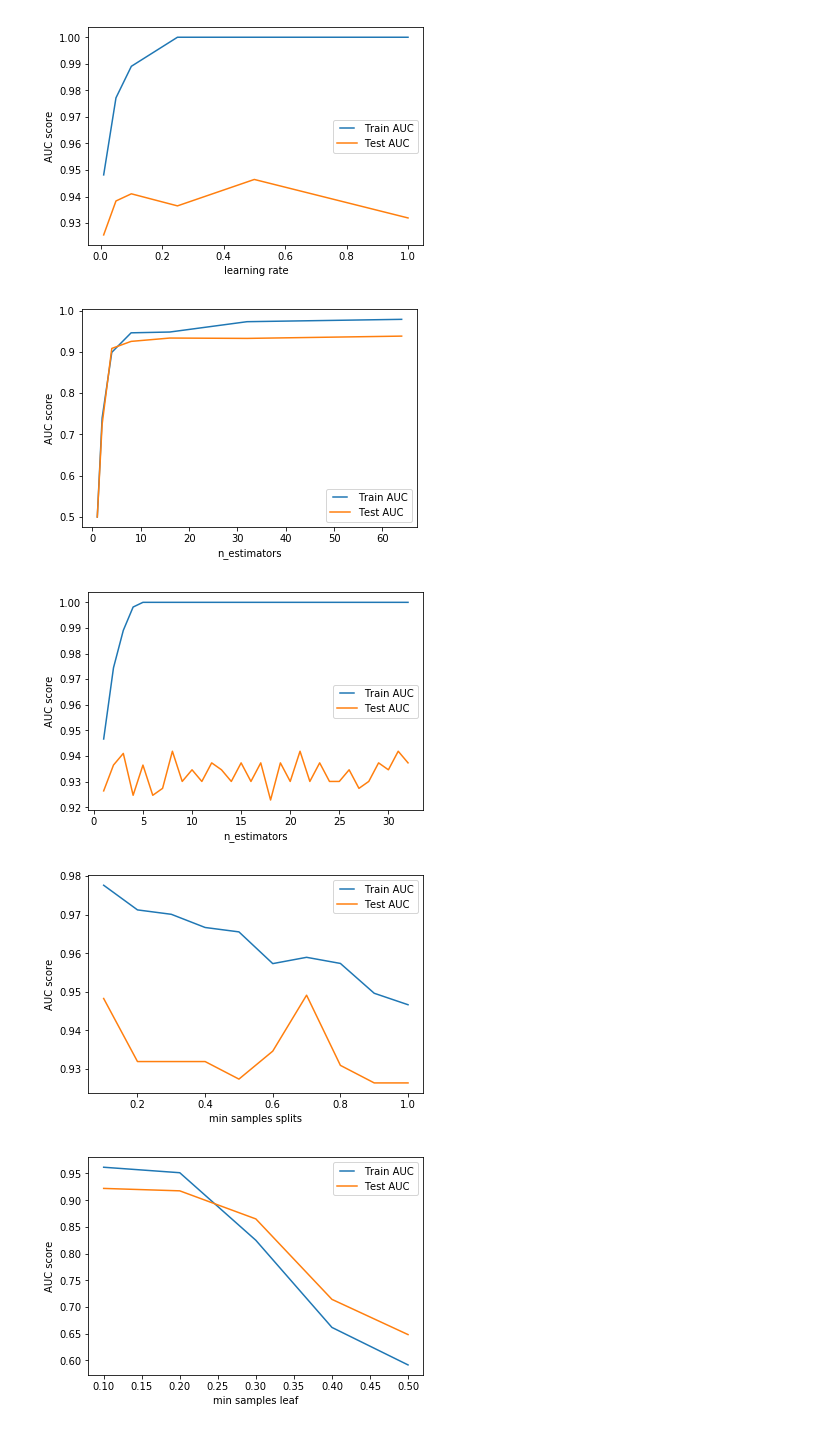
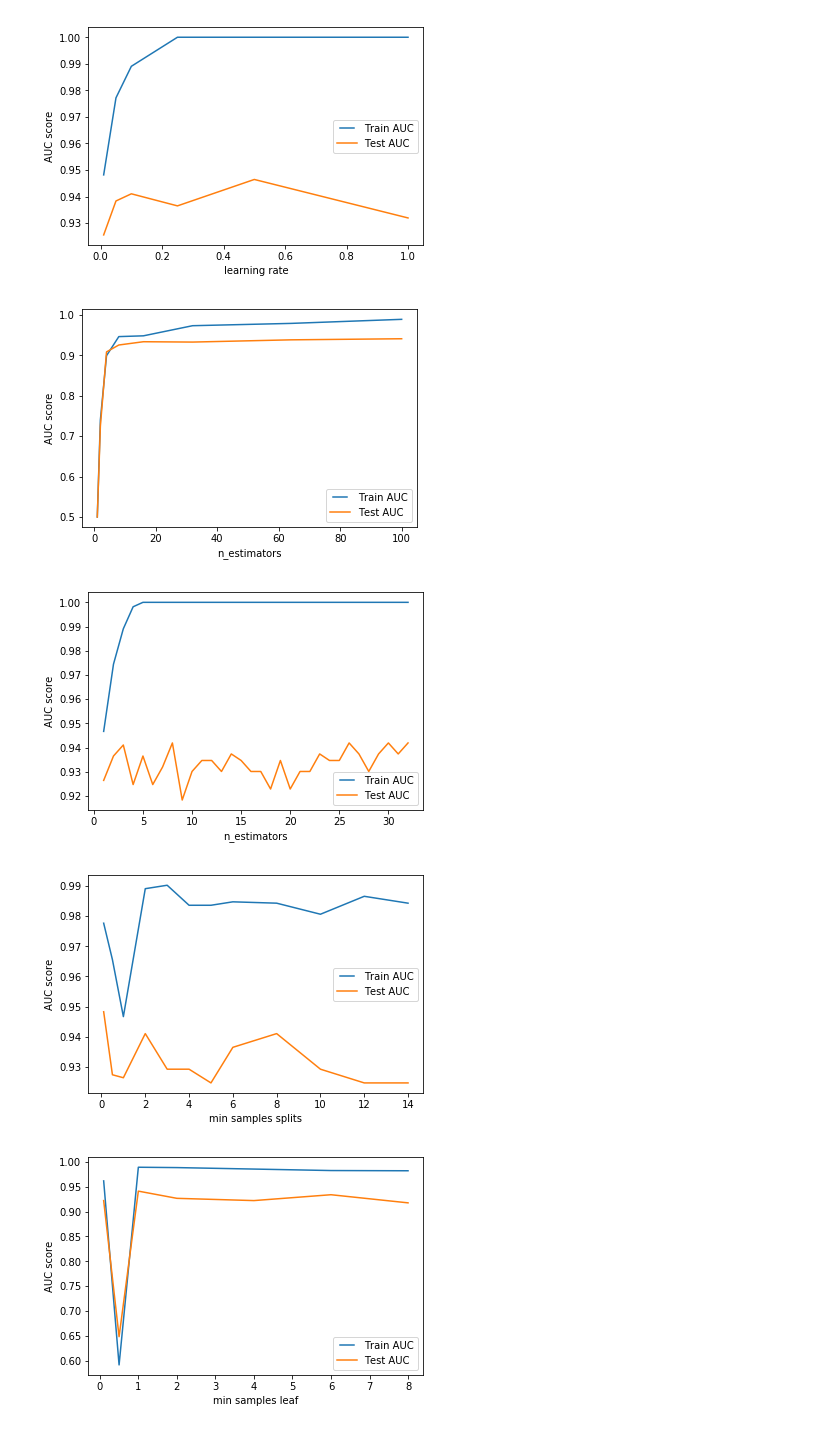
Before and after one commit to grwkremilek/Kaggle, a Jupyter notebook: titanic/models/titanicgradientboostedtrees.ipynb, the cells around one changed output. Saved outputs shown, nothing was run; the diff lists cells and outputs as text; code cells hidden in the pictures.

```diff
--- a/titanic/models/titanicgradientboostedtrees.ipynb
+++ b/titanic/models/titanicgradientboostedtrees.ipynb
@@ -98,7 +103,7 @@ plt.show()
 # represents the number of trees in the forest
 # the higher the number of trees the better to learn the data, but adding a lot of trees slows down the training proces
 
-n_estimators = [1, 2, 4, 8, 16, 32, 64]
+n_estimators = [1, 2, 4, 8, 16, 32, 64, 100]
 train_results = []
 test_results = []
 
@@ -122,7 +127,7 @@ plt.ylabel('AUC score')
 plt.xlabel('n_estimators')
 plt.show()
 # %% [output]
-[figure, old version]
+[figure, new version]
 # %%
 # max_depth
 # how deep the built tree can be (the deeper the tree, the more information it captures)
@@ -151,13 +156,13 @@ plt.ylabel('AUC score')
 plt.xlabel('n_estimators')
 plt.show()
 # %% [output]
-[figure, old version]
+[figure, new version]
 # %%
 # min_samples_split
 # represents the minimum number of samples required to split an internal node
 # increase this parameter, the tree becomes more constrained as it has to consider more samples at each node
 
-min_samples_splits = np.linspace(0.1, 1.0, 10, endpoint=True)
+min_samples_splits = [0.1, 0.5, 1.0, 2, 3, 4, 5 ,6, 8, 10, 12, 14]
 train_results = []
 test_results = []
 
@@ -181,36 +186,36 @@ plt.ylabel('AUC score')
 plt.xlabel('min samples splits')
 plt.show()
 # %% [output]
-[figure, old version]
+[figure, new version]
 # %%
 # min_samples_leaf
 # the minimum number of samples required to be at a leaf node
 
-min_samples_leafs = np.linspace(0.1, 0.5, 5, endpoint=True)
+min_samples_leafs = [0.1, 0.5, 1, 2, 4, 6, 8]
 train_results = []
 test_results = []
 
 for min_samples_leaf in min_samples_leafs:
     gbrt = GradientBoostingClassifier(min_samples_leaf=min_samples_leaf)
     gbrt.fit(X_train, y_train)
     train_pred = gbrt.predict(X_train)
     false_positive_rate, true_positive_rate, thresholds = roc_curve(y_train, train_pred)
     roc_auc = auc(false_positive_rate, true_positive_rate)
     train_results.append(roc_auc)
     y_pred = gbrt.predict(X_test)
     false_positive_rate, true_positive_rate, thresholds = roc_curve(y_test, y_pred)
     roc_auc = auc(false_positive_rate, true_positive_rate)
     test_results.append(roc_auc)
 
 line1, = plt.plot(min_samples_leafs, train_results, label='Train AUC')
 line2, = plt.plot(min_samples_leafs, test_results, label='Test AUC')
 plt.legend(handler_map={line1: HandlerLine2D(numpoints=2)})
 
 plt.ylabel('AUC score')
 plt.xlabel('min samples leaf')
 plt.show()
 # %% [output]
-[figure, old version]
+[figure, new version]
 # %%
 # max_features
 # represents the number of features to consider when looking for the best split
```
Also changed, not shown: parts of 6 cells of this notebook.
